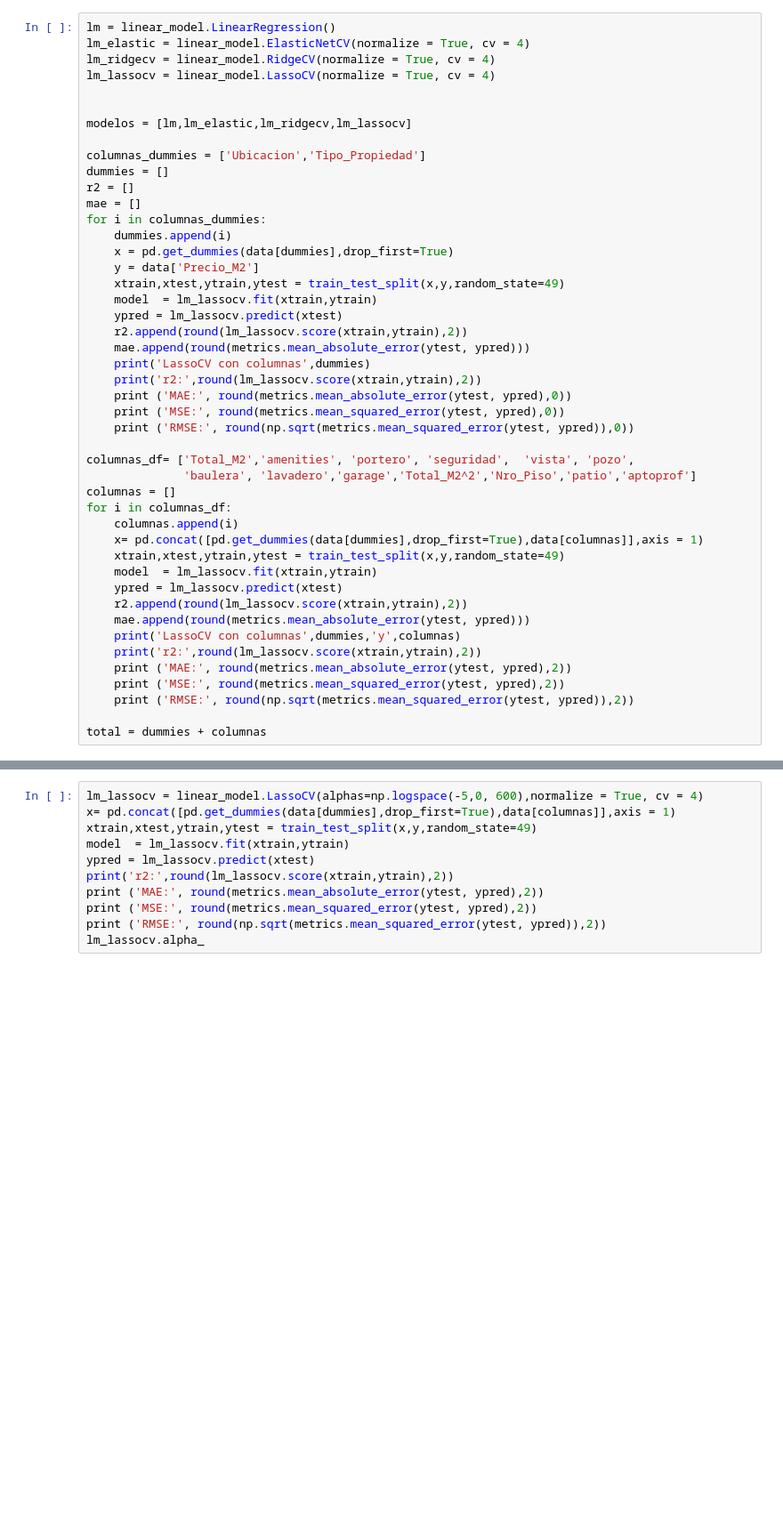
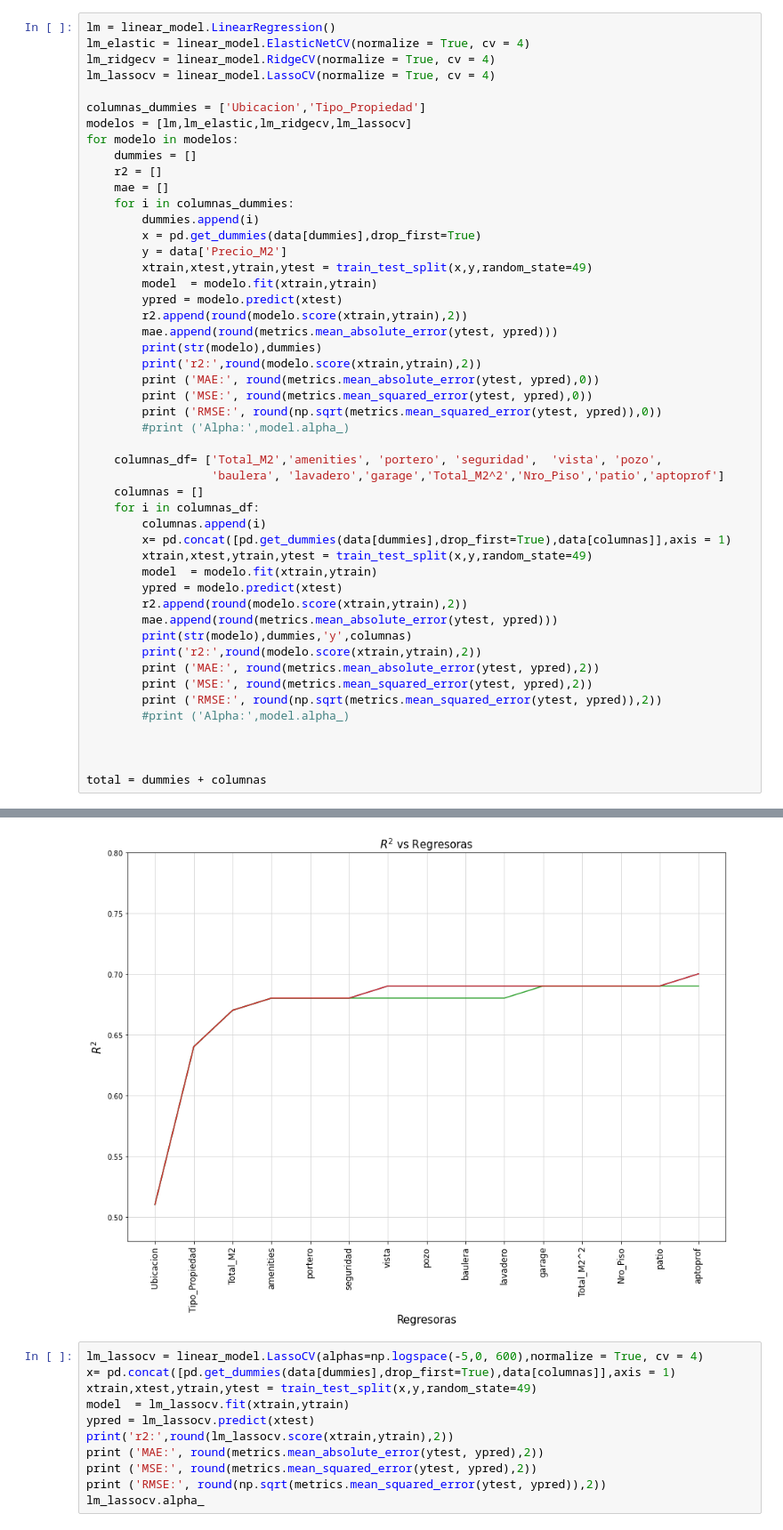
Before and after one commit to astach-DS/TP---Properati, a Jupyter notebook: TP properati PARTE 2.ipynb, the cells around one changed output, grey strips where cells are left out. Shown at 89% size. Drawn from its saved outputs; the diff is of its cells as text; blank space fills up the shorter version.

```diff
--- a/TP properati PARTE 2.ipynb
+++ b/TP properati PARTE 2.ipynb
@@ -19,44 +22,47 @@ lm_elastic = linear_model.ElasticNetCV(normalize = True, cv = 4)
 lm_ridgecv = linear_model.RidgeCV(normalize = True, cv = 4)
 lm_lassocv = linear_model.LassoCV(normalize = True, cv = 4)
 
+columnas_dummies = ['Ubicacion','Tipo_Propiedad']
+modelos = [lm,lm_elastic,lm_ridgecv,lm_lassocv]
+for modelo in modelos:
+    dummies = []
+    r2 = []
+    mae = []
+    for i in columnas_dummies:
+        dummies.append(i)
+        x = pd.get_dummies(data[dummies],drop_first=True)
+        y = data['Precio_M2']
+        xtrain,xtest,ytrain,ytest = train_test_split(x,y,random_state=49)
+        model  = modelo.fit(xtrain,ytrain)
+        ypred = modelo.predict(xtest)
+        r2.append(round(modelo.score(xtrain,ytrain),2))
+        mae.append(round(metrics.mean_absolute_error(ytest, ypred)))
+        print(str(modelo),dummies)
+        print('r2:',round(modelo.score(xtrain,ytrain),2))
+        print ('MAE:', round(metrics.mean_absolute_error(ytest, ypred),0))
+        print ('MSE:', round(metrics.mean_squared_error(ytest, ypred),0))
+        print ('RMSE:', round(np.sqrt(metrics.mean_squared_error(ytest, ypred)),0))
+        #print ('Alpha:',model.alpha_)
 
-modelos = [lm,lm_elastic,lm_ridgecv,lm_lassocv]
+    columnas_df= ['Total_M2','amenities', 'portero', 'seguridad',  'vista', 'pozo',
+                  'baulera', 'lavadero','garage','Total_M2^2','Nro_Piso','patio','aptoprof']
+    columnas = []
+    for i in columnas_df:
+        columnas.append(i)
+        x= pd.concat([pd.get_dummies(data[dummies],drop_first=True),data[columnas]],axis = 1)
+        xtrain,xtest,ytrain,ytest = train_test_split(x,y,random_state=49)
+        model  = modelo.fit(xtrain,ytrain)
+        ypred = modelo.predict(xtest)
+        r2.append(round(modelo.score(xtrain,ytrain),2))
+        mae.append(round(metrics.mean_absolute_error(ytest, ypred)))
+        print(str(modelo),dummies,'y',columnas)
+        print('r2:',round(modelo.score(xtrain,ytrain),2))
+        print ('MAE:', round(metrics.mean_absolute_error(ytest, ypred),2))
+        print ('MSE:', round(metrics.mean_squared_error(ytest, ypred),2))
+        print ('RMSE:', round(np.sqrt(metrics.mean_squared_error(ytest, ypred)),2))
+        #print ('Alpha:',model.alpha_)
 
-columnas_dummies = ['Ubicacion','Tipo_Propiedad']
-dummies = []
-r2 = []
-mae = []
-for i in columnas_dummies:
-    dummies.append(i)
-    x = pd.get_dummies(data[dummies],drop_first=True)
-    y = data['Precio_M2']
-    xtrain,xtest,ytrain,ytest = train_test_split(x,y,random_state=49)
-    model  = lm_lassocv.fit(xtrain,ytrain)
-    ypred = lm_lassocv.predict(xtest)
-    r2.append(round(lm_lassocv.score(xtrain,ytrain),2))
-    mae.append(round(metrics.mean_absolute_error(ytest, ypred)))
-    print('LassoCV con columnas',dummies)
-    print('r2:',round(lm_lassocv.score(xtrain,ytrain),2))
-    print ('MAE:', round(metrics.mean_absolute_error(ytest, ypred),0))
-    print ('MSE:', round(metrics.mean_squared_error(ytest, ypred),0))
-    print ('RMSE:', round(np.sqrt(metrics.mean_squared_error(ytest, ypred)),0))
 
-columnas_df= ['Total_M2','amenities', 'portero', 'seguridad',  'vista', 'pozo',
-              'baulera', 'lavadero','garage','Total_M2^2','Nro_Piso','patio','aptoprof']
-columnas = []
-for i in columnas_df:
-    columnas.append(i)
-    x= pd.concat([pd.get_dummies(data[dummies],drop_first=True),data[columnas]],axis = 1)
-    xtrain,xtest,ytrain,ytest = train_test_split(x,y,random_state=49)
-    model  = lm_lassocv.fit(xtrain,ytrain)
-    ypred = lm_lassocv.predict(xtest)
-    r2.append(round(lm_lassocv.score(xtrain,ytrain),2))
-    mae.append(round(metrics.mean_absolute_error(ytest, ypred)))
-    print('LassoCV con columnas',dummies,'y',columnas)
-    print('r2:',round(lm_lassocv.score(xtrain,ytrain),2))
-    print ('MAE:', round(metrics.mean_absolute_error(ytest, ypred),2))
-    print ('MSE:', round(metrics.mean_squared_error(ytest, ypred),2))
-    print ('RMSE:', round(np.sqrt(metrics.mean_squared_error(ytest, ypred)),2))
 
 total = dummies + columnas
 # %% [output]
@@ -76,7 +82,8 @@ r2: 0.67
 r2: 0.7
 MAE: 383.13
 MSE: 263322.47
 RMSE: 513.15
+[figure, added]
 # %%
 lm_lassocv = linear_model.LassoCV(alphas=np.logspace(-5,0, 600),normalize = True, cv = 4)
 x= pd.concat([pd.get_dummies(data[dummies],drop_first=True),data[columnas]],axis = 1)
```
Also changed, not shown: parts of 23 cells of this notebook.
